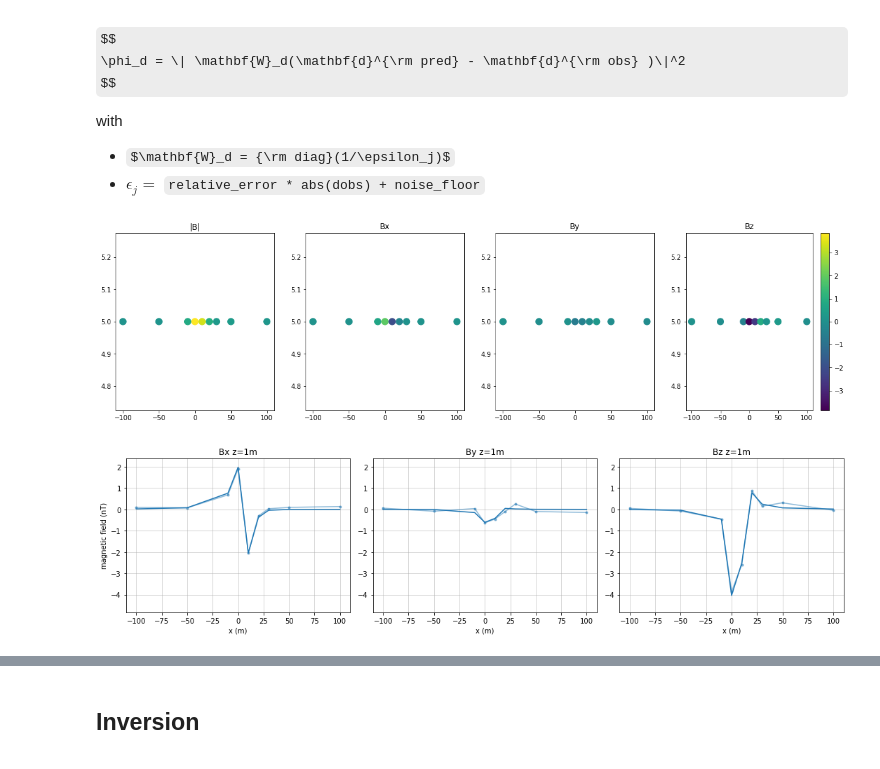
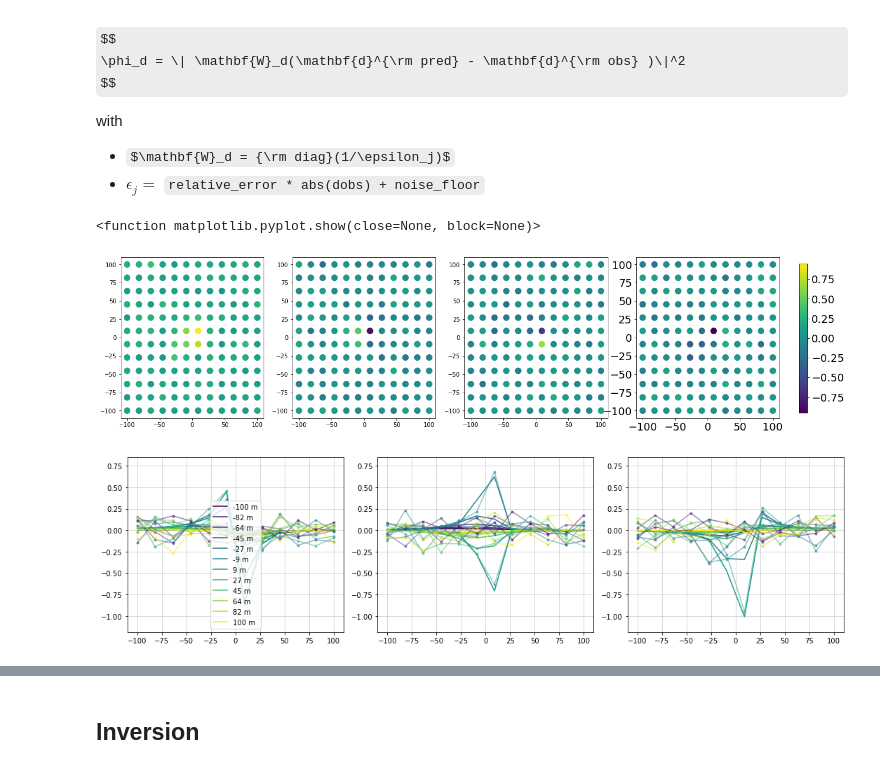
Before and after one commit to AnnaMittelholz/mars-mag-2021, a Jupyter notebook: mvi_IntrusionScenario.ipynb, the cells around one changed output, grey strips where cells are left out. Cells and saved outputs as stored; diff of their text form; code cells hidden in the pictures; some formulas as TeX source.

```diff
--- a/mvi_IntrusionScenario.ipynb
+++ b/mvi_IntrusionScenario.ipynb
@@ -32,7 +33,7 @@ from pymatsolver import Pardiso as Solver
 # %% [markdown]
 Set Flags for sampling strategy and use of topography
 # %%
-inflight=0     # inflight sampling is 1; landed sampling is 0; 2 is mesh
+inflight=2     # inflight sampling is 1; landed sampling is 0; 2 is mesh
 use_topo=False
 # %% [markdown]
 # Forward problem
@@ -382,34 +396,42 @@ def plot_data_profile(data, plot_opts=None, ax=None, xlim=None, ylim=None, label
 # %%
 fig, ax = plt.subplots(1, 4, figsize=(20, 5), gridspec_kw={'width_ratios': [1,1,1, 1]})
 
 d_obs = synthetic_data.dobs.reshape((survey_xyz.shape[0], len(components)))
 B_obs = np.sqrt(d_obs[:,0]**2 + d_obs[:,1]**2 + d_obs[:,2]**2)
 
 vvmin = np.min(d_obs)
 vvmax = np.max(d_obs)
 
 if abs(vvmin)<abs(vvmax):
     vvmin = -vvmax
 
 if abs(vvmax)<abs(vvmin):
     vvmax = -vvmin
 
 ax[0].scatter(survey_xyz[:, 0], survey_xyz[:, 1], marker='o',c=B_obs,s=100, cmap='viridis',vmin=vvmin,vmax=vvmax)
-ax[0].set_title("|B|")
+#ax[0].set_title("|B|")
 ax[1].scatter(survey_xyz[:, 0], survey_xyz[:, 1], marker='o',c=d_obs[:,0],s=100, cmap='viridis',vmin=vvmin,vmax=vvmax)
-ax[1].set_title("Bx")
+#ax[1].set_title("Bx")
 ax[2].scatter(survey_xyz[:, 0], survey_xyz[:, 1], marker='o',c=d_obs[:,1],s=100, cmap='viridis',vmin=vvmin,vmax=vvmax)
-ax[2].set_title("By")
+#ax[2].set_title("By")
 sc =ax[3].scatter(survey_xyz[:, 0], survey_xyz[:, 1], marker='o',c=d_obs[:,2],s=100, cmap='viridis',vmin=vvmin,vmax=vvmax)
-ax[3].set_title("Bz")
-cbar = fig.colorbar(sc)
+#ax[3].set_title("Bz")
+plt.yticks(fontsize=18)
+plt.xticks(fontsize=18)
+cbaxes = fig.add_axes([0.923, 0.15, 0.01, 0.7])
+cbar = fig.colorbar(sc,cax = cbaxes)
+plt.yticks(fontsize=18)
+plt.xticks(fontsize=18)
+plt.savefig("../figures/Intrusion_model.pdf", format="pdf", bbox_inches="tight")
+plt.show
 # %% [output]
+<function matplotlib.pyplot.show(close=None, block=None)>
-[figure, old version]
+[figure, new version]
 # %%
-ax = plot_data_profile(synthetic_data.dclean,label=False)
+ax = plot_data_profile(synthetic_data.dclean,label=True)
 ax = plot_data_profile(synthetic_data.dobs, ax=ax, plot_opts={"marker":"o", "alpha":0.5},label=False)
 # %% [output]
-[figure, old version]
+[figure, new version]
 # %%
 def plot_2d_data(data, ax=None, title=None, xlabel=True):
     if ax is None:
```
Also changed, not shown: parts of 19 cells of this notebook, 5 other files.
